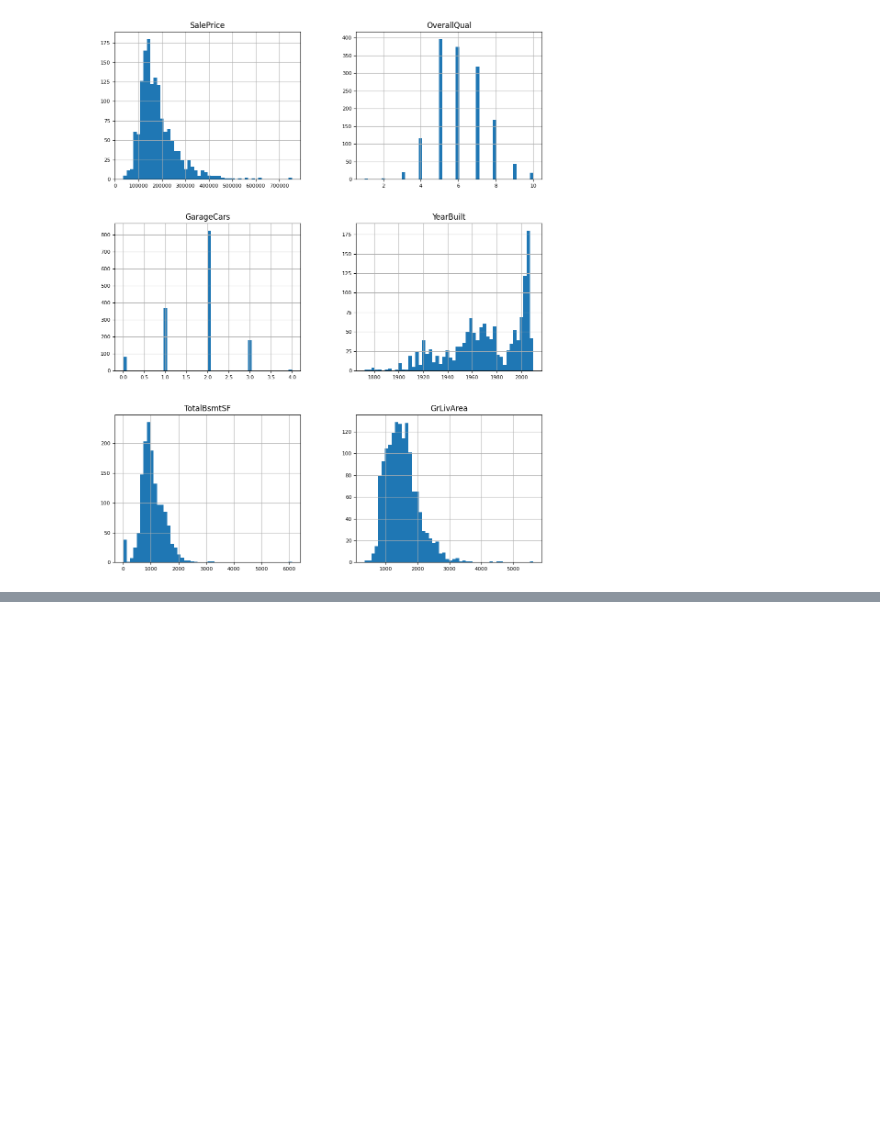
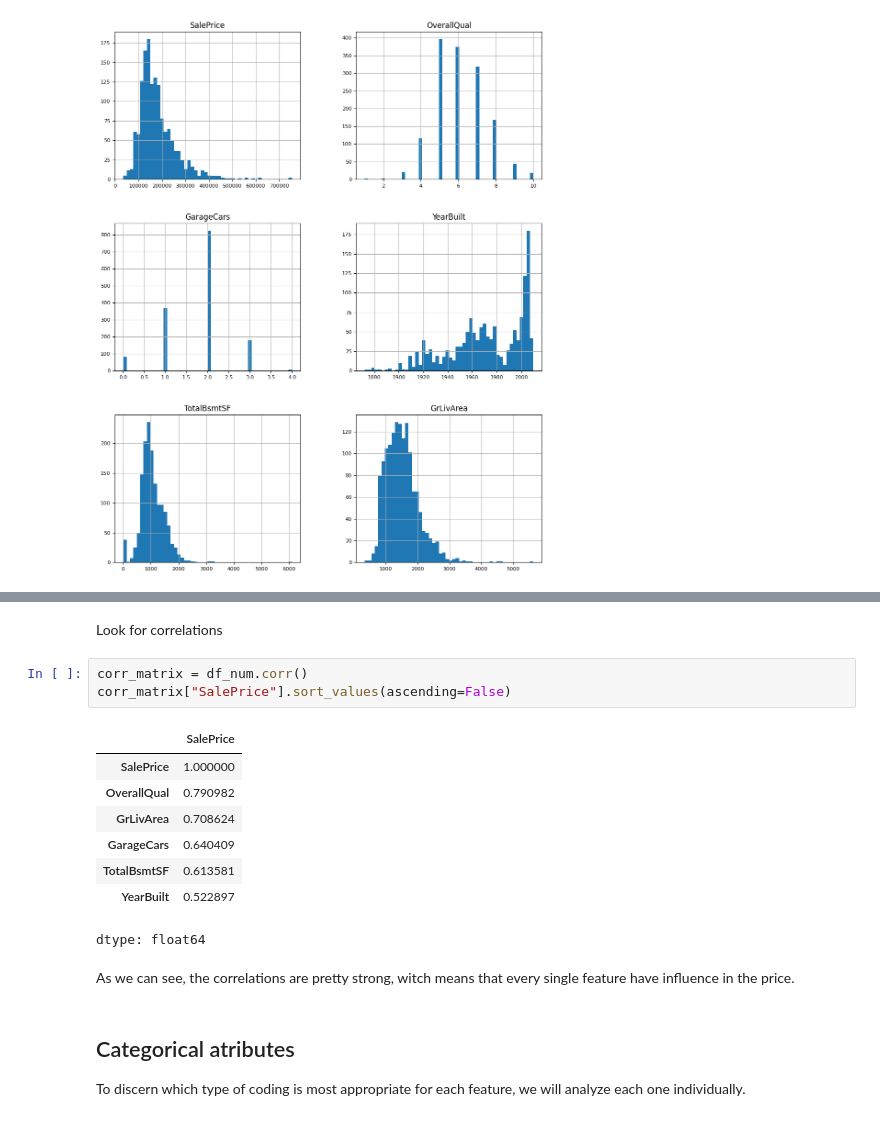
Before and after one commit to rbpernas/Learning_Projects, a Jupyter notebook: House_prices_2.ipynb, the cells around one changed output, grey strips where cells are left out. Drawn from its saved outputs; the diff is of its cells as text; blank space fills up the shorter version.

```diff
--- a/House_prices_2.ipynb
+++ b/House_prices_2.ipynb
@@ -123,0 +158,21 @@ array([[<Axes: title={'center': 'SalePrice'}>,
+# %% [markdown]
+Look for correlations
+# %%
+corr_matrix = df_num.corr()
+corr_matrix["SalePrice"].sort_values(ascending=False)
+# %% [output]
+|  | SalePrice |
+| SalePrice | 1.000000 |
+| OverallQual | 0.790982 |
+| GrLivArea | 0.708624 |
+| GarageCars | 0.640409 |
+| TotalBsmtSF | 0.613581 |
+| YearBuilt | 0.522897 |
+dtype: float64
+# %% [markdown]
+As we can see, the correlations are pretty strong, witch means that every single feature have influence in the price.
+# %% [markdown]
+## Categorical atributes
+
+
+To discern which type of coding is most appropriate for each feature, we will analyze each one individually.
```
Also changed, not shown: parts of 15 cells of this notebook.
